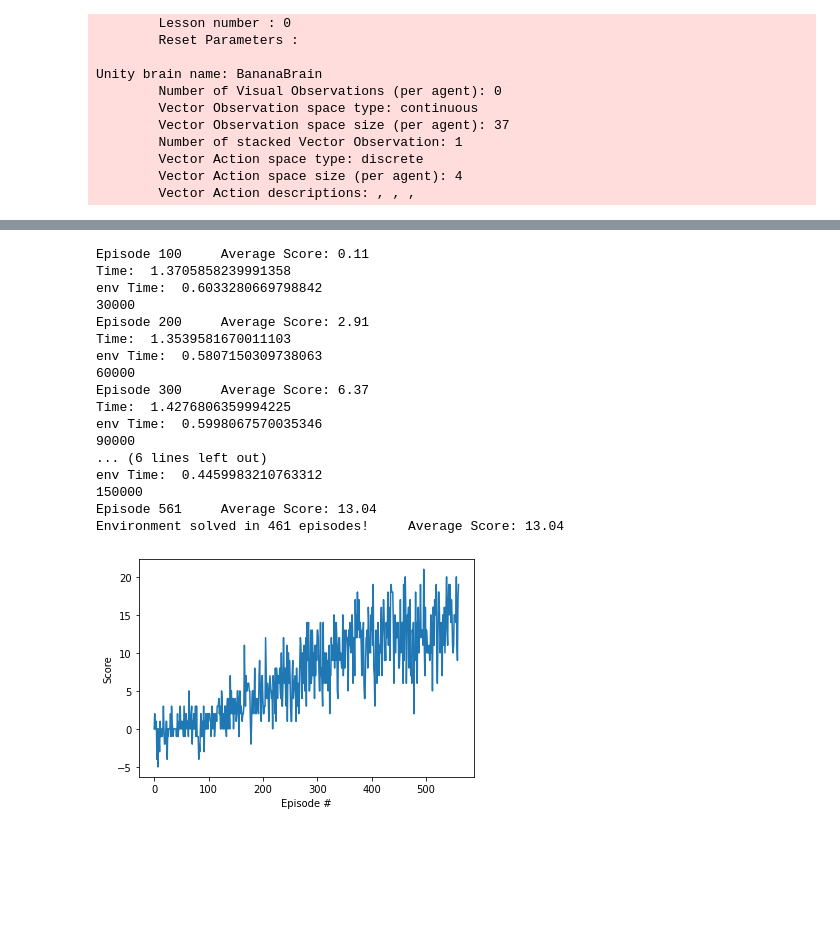
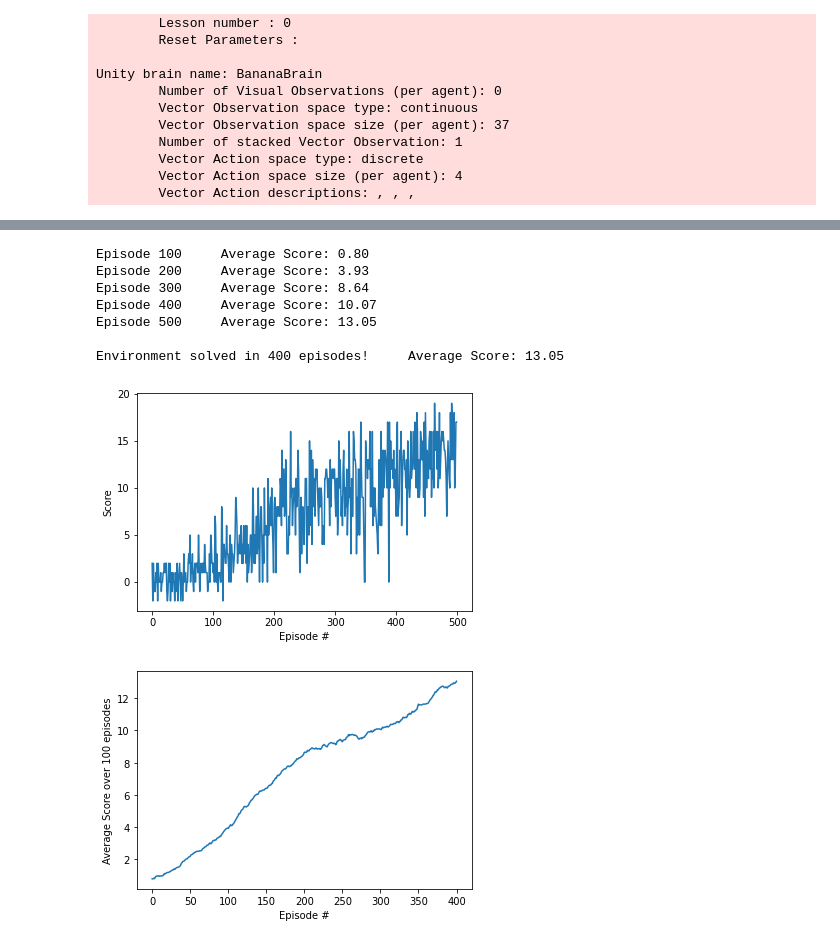
Before and after one commit to jmh-1/deep-reinforcement-learning_project_1, a Jupyter notebook: p1_navigation/Test_Agents.ipynb, the cells around one changed output, grey strips where cells are left out. Cells and saved outputs as stored; diff of their text form; code cells hidden in the pictures; blank space fills up the shorter version.

Commit message:
add dqn_runner.py and update testing nb

```diff
--- a/p1_navigation/Test_Agents.ipynb
+++ b/p1_navigation/Test_Agents.ipynb
@@ -176,42 +103,25 @@ Environment solved in 451 episodes!     Average Score: 13.02
 # %%
 import double_dqn_agent
 import per_dqn_agent
 import model
-# reload(double_dqn_agent)
-# reload(per_dqn_agent)
-# reload(model)
 
 class Double_PER_Agent(double_dqn_agent.Agent, per_dqn_agent.Agent):
     pass
 agent = Double_PER_Agent(state_size=37, action_size=4, seed=0)
 
-scores = dqn_runner.dqn(env, agent, n_episodes=1000, brain_name=brain_name)
-# plot the scores
-fig = plt.figure()
-ax = fig.add_subplot(111)
-plt.plot(np.arange(len(scores)), scores)
-plt.ylabel('Score')
-plt.xlabel('Episode #')
-plt.show()
+scores = dqn_runner.dqn(env, agent, n_episodes=1000, brain_name=brain_name, state_file_name='double_per_dqn_checkpoint.pth')
+
+dqn_runner.plot_scores(scores)
 # %% [output]
-Episode 100     Average Score: 0.11
-Time:  1.3705858239991358
-env Time:  0.6033280669798842
-30000
-Episode 200     Average Score: 2.91
-Time:  1.3539581670011103
-env Time:  0.5807150309738063
-60000
-Episode 300     Average Score: 6.37
-Time:  1.4276806359994225
-env Time:  0.5998067570035346
-90000
-... (6 lines left out)
-env Time:  0.4459983210763312
-150000
-Episode 561     Average Score: 13.04
-Environment solved in 461 episodes!     Average Score: 13.04
+Episode 100     Average Score: 0.80
+Episode 200     Average Score: 3.93
+Episode 300     Average Score: 8.64
+Episode 400     Average Score: 10.07
+Episode 500     Average Score: 13.05
+
+Environment solved in 400 episodes!     Average Score: 13.05
-[figure, old version]
+[figure, new version]
+[figure, added]
 # %%
 import double_dqn_agent
 import per_dqn_agent
```
Also changed, not shown: parts of 6 cells of this notebook, 1 other file.
